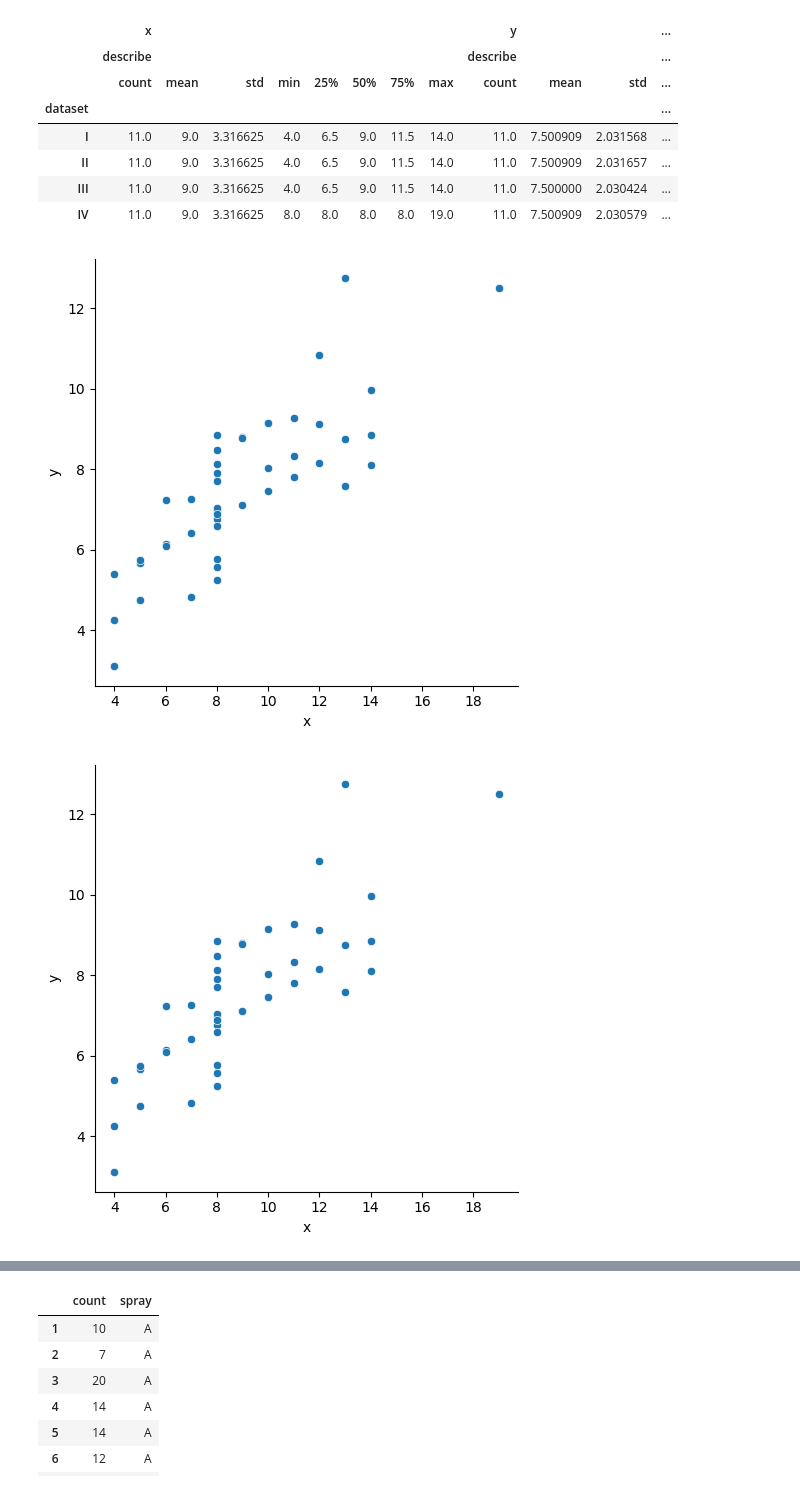
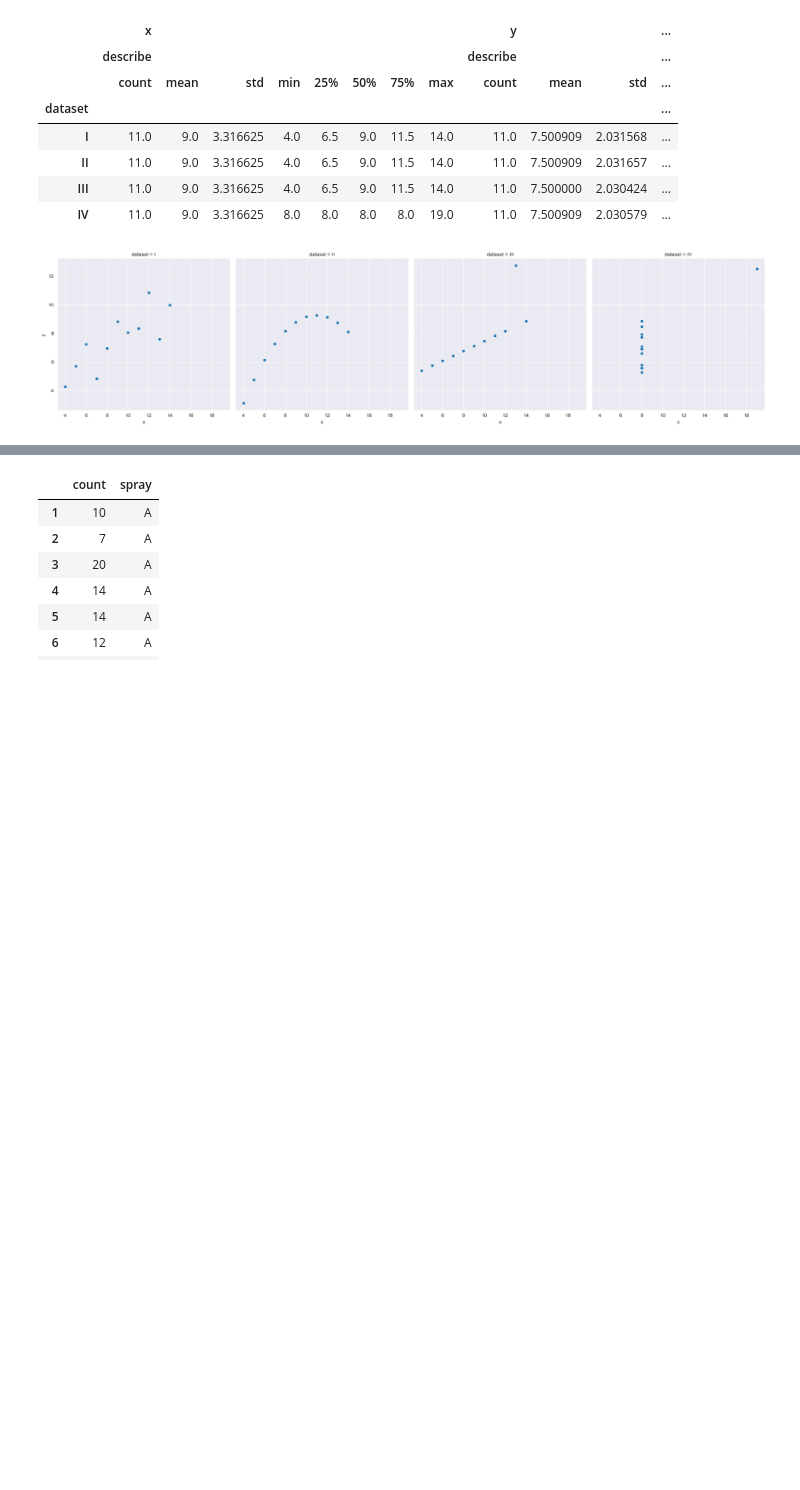
Before and after one commit to mack-mcglenn/numpy-pandas-visualization-exercises, a Jupyter notebook: seaboard_exercises.ipynb, the cells around one changed output, grey strips where cells are left out. Cells and saved outputs as stored; diff of their text form; code cells hidden in the pictures; blank space fills up the shorter version.

```diff
--- a/seaboard_exercises.ipynb
+++ b/seaboard_exercises.ipynb
@@ -155,8 +155,7 @@ ans.groupby('dataset').agg(['describe'])
 # %%
 # Exercise 2.1 Plot the x & y values from the anscombe data. Each dataset should be in a separate column.
 
-sns.relplot(x='x', y='y', data=ans)
+sns.relplot(x='x', y='y', col='dataset', data=ans)
 plt.show()
 # %% [output]
-[figure, old version]
+[figure, new version]
-[figure, removed]
```
Also changed, not shown: parts of 11 cells of this notebook.
